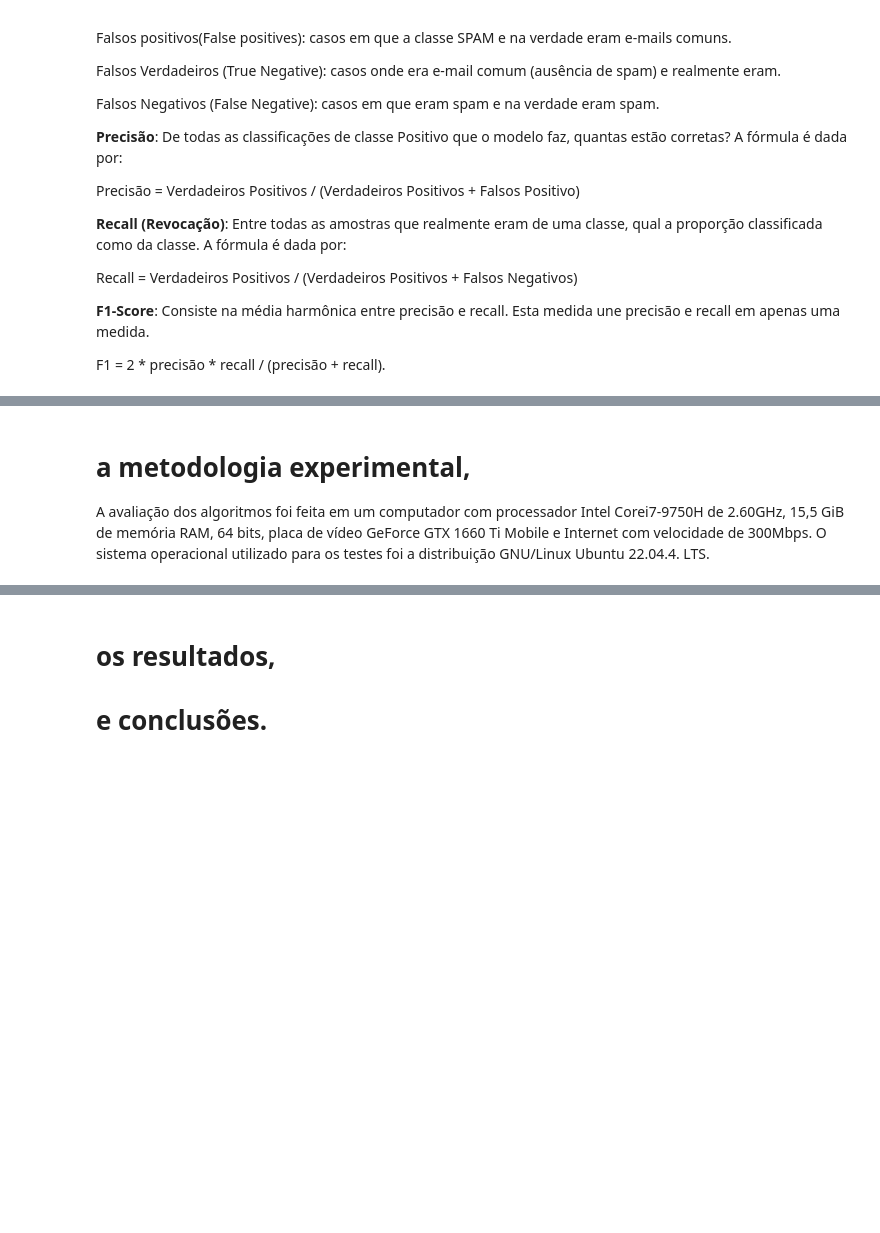
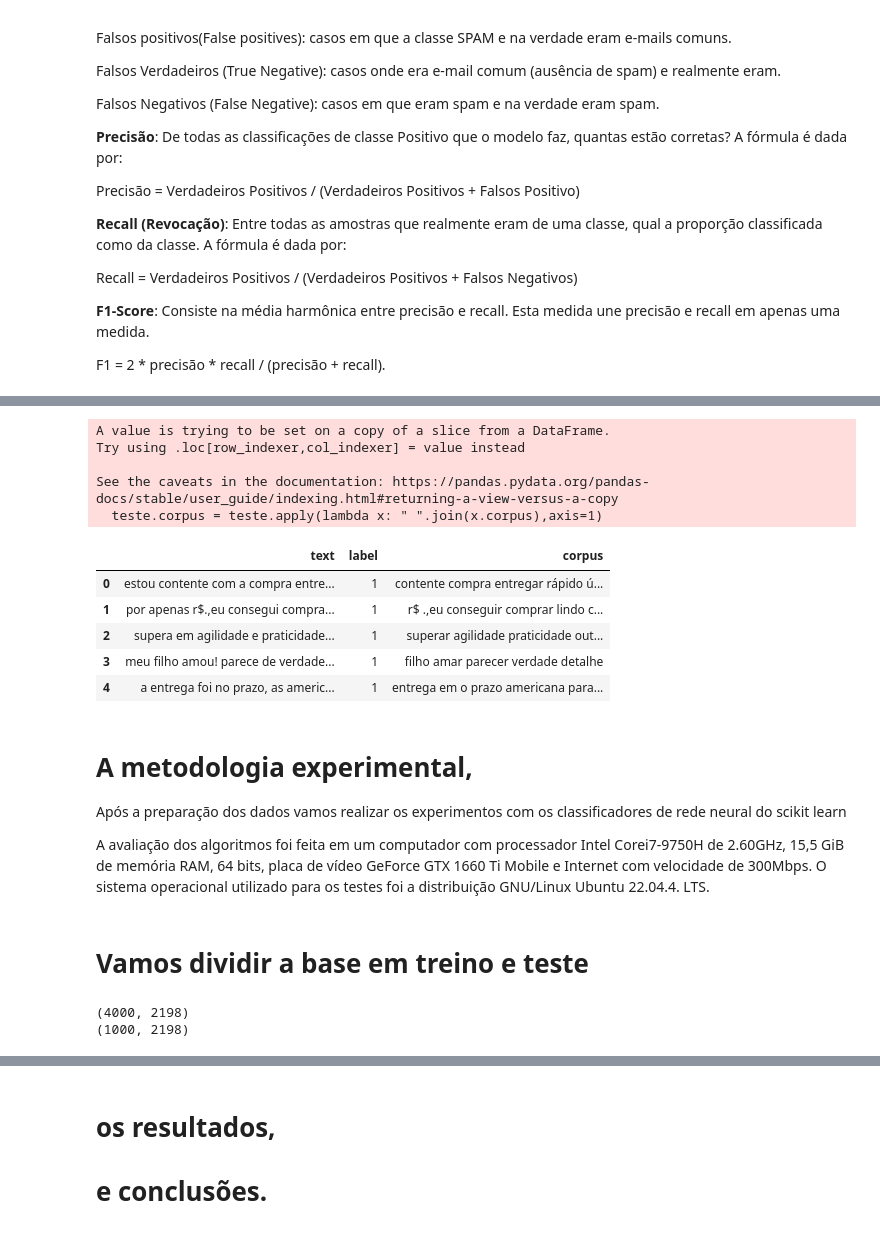
Before and after one commit to regisalbuquerque/ia_trab01, a Jupyter notebook: tests.ipynb, the cells around one changed output, grey strips where cells are left out. Drawn from its saved outputs; the diff is of its cells as text; code cells hidden in the pictures; blank space fills up the shorter version.

```diff
--- a/tests.ipynb
+++ b/tests.ipynb
@@ -77,10 +222,28 @@ F1 = 2 * precisão * recall / (precisão + recall).
+# %%
+teste.corpus = teste.apply(lambda x: " ".join(x.corpus),axis=1)
+teste.head()
+# %% [output]
+A value is trying to be set on a copy of a slice from a DataFrame.
+Try using .loc[row_indexer,col_indexer] = value instead
+
+See the caveats in the documentation: https://pandas.pydata.org/pandas-docs/stable/user_guide/indexing.html#returning-a-view-versus-a-copy
+  teste.corpus = teste.apply(lambda x: " ".join(x.corpus),axis=1)
+|  | text | label | corpus |
+| 0 | estou contente com a compra entre... | 1 | contente compra entregar rápido ú... |
+| 1 | por apenas r$.,eu consegui compra... | 1 | r$ .,eu conseguir comprar lindo c... |
+| 2 | supera em agilidade e praticidade... | 1 | superar agilidade praticidade out... |
+| 3 | meu filho amou! parece de verdade... | 1 | filho amar parecer verdade detalhe |
+| 4 | a entrega foi no prazo, as americ... | 1 | entrega em o prazo americana para... |
 # %% [markdown]
 
-#  a metodologia experimental,
+#  A metodologia experimental,
 
+Após a preparação dos dados vamos realizar os experimentos com os classificadores de rede neural do scikit learn
 
 A avaliação dos algoritmos foi feita em um computador com processador Intel
 Corei7-9750H de 2.60GHz, 15,5 GiB de memória RAM, 64 bits, placa de vídeo
 GeForce GTX 1660 Ti Mobile e Internet com velocidade de 300Mbps. O
 sistema operacional utilizado para os testes foi a distribuição GNU/Linux
 Ubuntu 22.04.4. LTS.
+# %% [markdown]
+# Vamos dividir a base em treino e teste
@@ -86,0 +253,17 @@ Ubuntu 22.04.4. LTS.
+# %%
+x_train = train_df.corpus
+y_train = train_df.label
+
+x_test = test_df.corpus
+y_test = test_df.label
+
+freq_vector = CountVectorizer(min_df=5, ngram_range=(1,2),stop_words='english').fit(teste.corpus)
+
+x_train = freq_vector.transform(x_train)
+x_test = freq_vector.transform(x_test)
+
+print(x_train.shape)
+print(x_test.shape)
+# %% [output]
+(4000, 2198)
+(1000, 2198)
```
Also changed, not shown: parts of 26 cells of this notebook.
